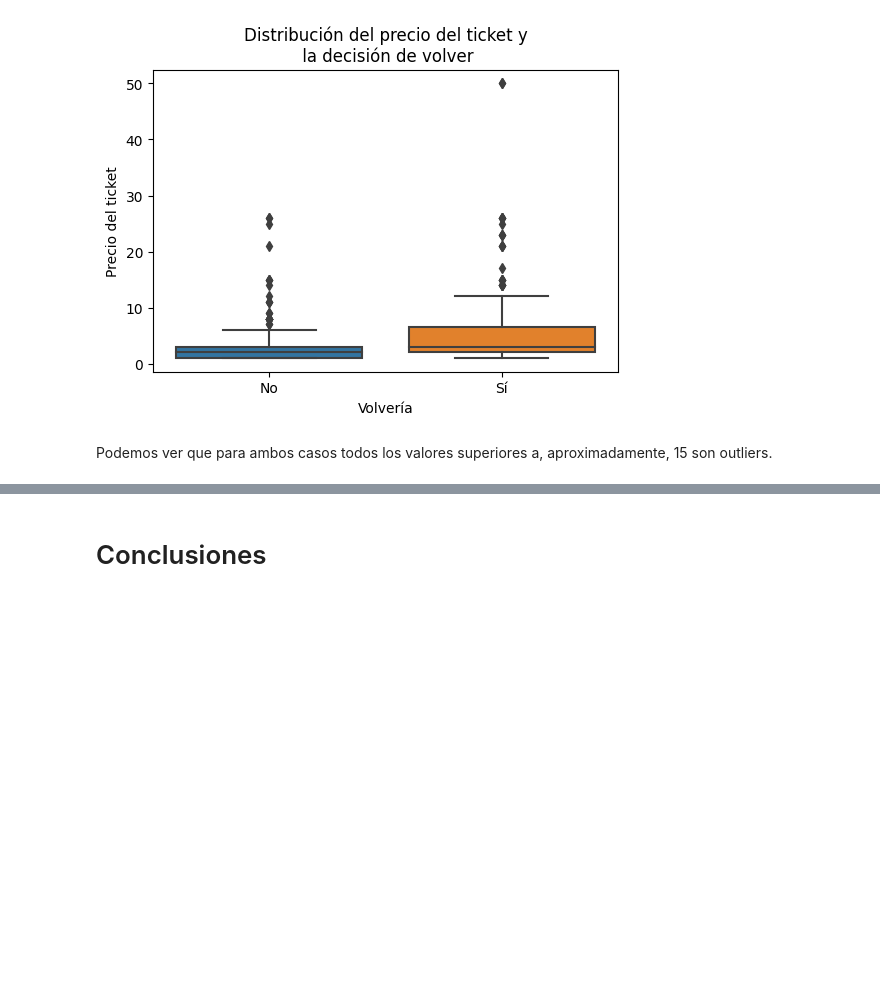
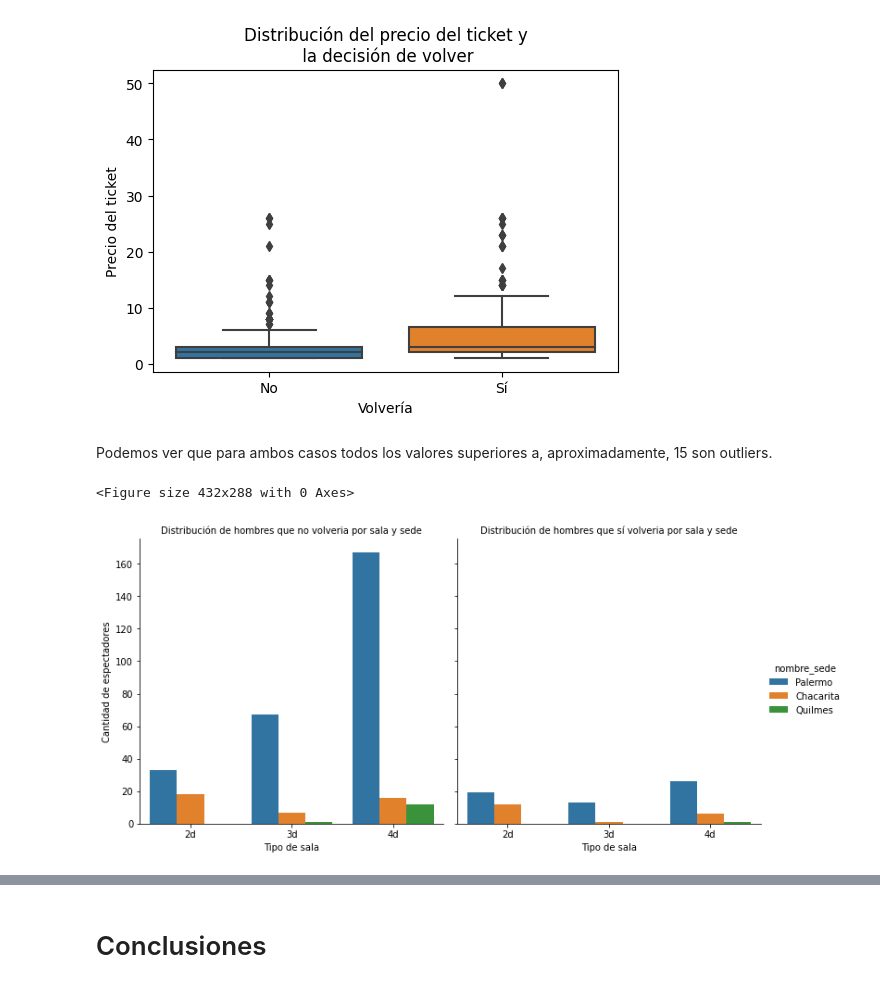
Before and after one commit to javierleyes/FiuMark, a Jupyter notebook: TP-1.ipynb, the cells around one changed output, grey strips where cells are left out. Cells and saved outputs as stored; diff of their text form; code cells hidden in the pictures; blank space fills up the shorter version.

```diff
--- a/TP-1.ipynb
+++ b/TP-1.ipynb
@@ -472,3 +484,22 @@ plt.show()
 [figure]
 # %% [markdown]
 Podemos ver que para ambos casos todos los valores superiores a, aproximadamente, 15 son outliers.
+# %%
+df_aux = df[["volveria", "genero", "tipo_de_sala", "nombre_sede"]].value_counts().reset_index()
+df_aux.columns.values[-1] = 'cantidad_espectadores'
+df_aux.volveria.replace(to_replace=[True, False], value=["sí", "no"], inplace=True)
+# %%
+df_hombre = df_aux[df_aux["genero"] == "hombre"]
+
+plt.figure()
+
+g = sns.catplot(data=df_hombre, x='tipo_de_sala', y='cantidad_espectadores', hue='nombre_sede', kind='bar',
+            order=['2d', '3d', '4d'], col='volveria')
+
+(g.set_axis_labels("Tipo de sala", "Cantidad de espectadores")
+  .set_titles("Distribución de hombres que {col_name} {col_var} por sala y sede"))
+
+plt.show()
+# %% [output]
+<Figure size 432x288 with 0 Axes>
+[figure, added]
```
Also changed, not shown: parts of 4 cells of this notebook.
